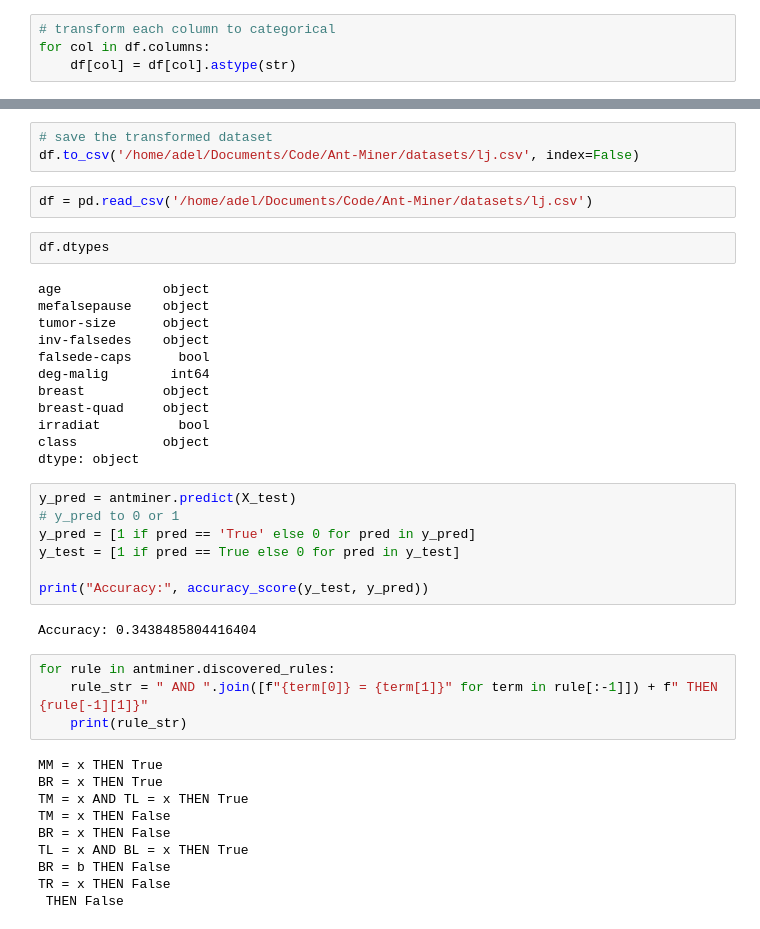
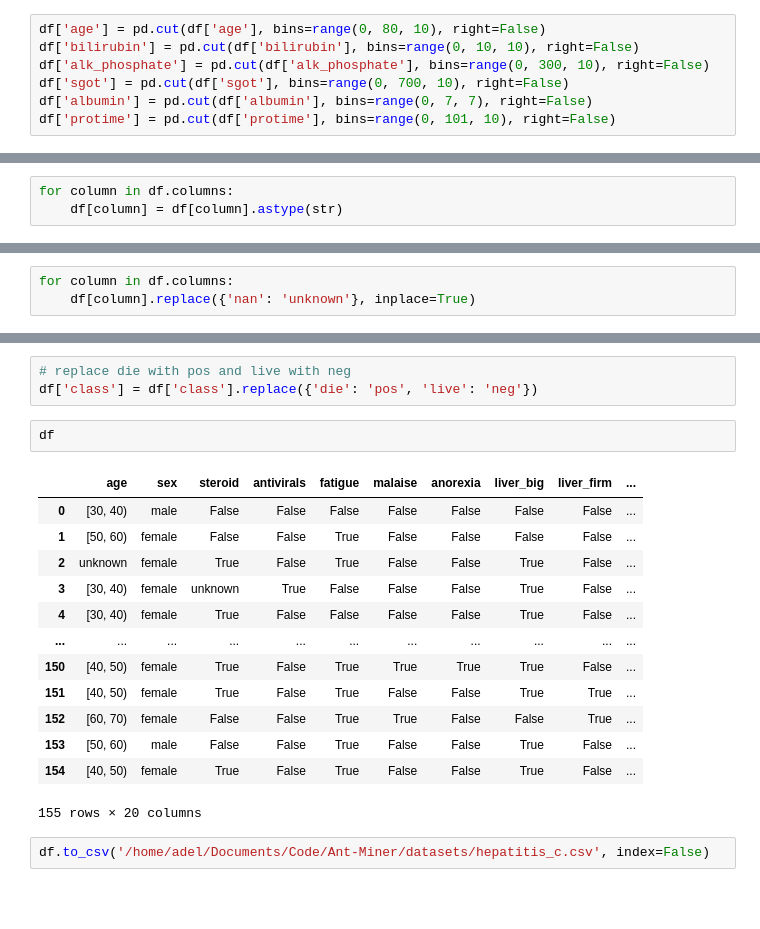
Before and after one commit to AdelCSE/Ant-Miner, a Jupyter notebook: src/notebooks/notebook.ipynb, the cells around one changed output, grey strips where cells are left out. Cells and saved outputs as stored; diff of their text form; blank space fills up the shorter version.

```diff
--- a/src/notebooks/notebook.ipynb
+++ b/src/notebooks/notebook.ipynb
@@ -37,4 +66,7 @@ dtype: int64
 # %%
-# transform each column to categorical
-for col in df.columns:
-    df[col] = df[col].astype(str)
+df['age'] = pd.cut(df['age'], bins=range(0, 80, 10), right=False)
+df['bilirubin'] = pd.cut(df['bilirubin'], bins=range(0, 10, 10), right=False)
+df['alk_phosphate'] = pd.cut(df['alk_phosphate'], bins=range(0, 300, 10), right=False)
+df['sgot'] = pd.cut(df['sgot'], bins=range(0, 700, 10), right=False)
+df['albumin'] = pd.cut(df['albumin'], bins=range(0, 7, 7), right=False)
+df['protime'] = pd.cut(df['protime'], bins=range(0, 101, 10), right=False)
@@ -54,0 +84,3 @@ dtype: object
+# %%
+for column in df.columns:
+    df[column] = df[column].astype(str)
@@ -54,0 +92,3 @@ dtype: object
+# %%
+for column in df.columns:
+    df[column].replace({'nan': 'unknown'}, inplace=True)
@@ -55,42 +102,21 @@ dtype: object
+# %%
+# replace die with pos and live with neg
+df['class'] = df['class'].replace({'die': 'pos', 'live': 'neg'})
+# %%
+df
+# %% [output]
+|  | age | sex | steroid | antivirals | fatigue | malaise | anorexia | liver_big | liver_firm | ... |
+| 0 | [30, 40) | male | False | False | False | False | False | False | False | ... |
+| 1 | [50, 60) | female | False | False | True | False | False | False | False | ... |
+| 2 | unknown | female | True | False | True | False | False | True | False | ... |
+| 3 | [30, 40) | female | unknown | True | False | False | False | True | False | ... |
+| 4 | [30, 40) | female | True | False | False | False | False | True | False | ... |
+| ... | ... | ... | ... | ... | ... | ... | ... | ... | ... | ... |
+| 150 | [40, 50) | female | True | False | True | True | True | True | False | ... |
+| 151 | [40, 50) | female | True | False | True | False | False | True | True | ... |
+| 152 | [60, 70) | female | False | False | True | True | False | False | True | ... |
+| 153 | [50, 60) | male | False | False | True | False | False | True | False | ... |
+| 154 | [40, 50) | female | True | False | True | False | False | True | False | ... |
+155 rows × 20 columns
 # %%
-# save the transformed dataset
-df.to_csv('/home/adel/Documents/Code/Ant-Miner/datasets/lj.csv', index=False)
+df.to_csv('/home/adel/Documents/Code/Ant-Miner/datasets/hepatitis_c.csv', index=False)
-# %%
-df = pd.read_csv('/home/adel/Documents/Code/Ant-Miner/datasets/lj.csv')
-# %%
-df.dtypes
-# %% [output]
-age             object
-mefalsepause    object
-tumor-size      object
-inv-falsedes    object
-falsede-caps      bool
-deg-malig        int64
-breast          object
-breast-quad     object
-irradiat          bool
-class           object
-dtype: object
-# %%
-y_pred = antminer.predict(X_test)
-# y_pred to 0 or 1
-y_pred = [1 if pred == 'True' else 0 for pred in y_pred]
-y_test = [1 if pred == True else 0 for pred in y_test]
-
-print("Accuracy:", accuracy_score(y_test, y_pred))
-# %% [output]
-Accuracy: 0.3438485804416404
-# %%
-for rule in antminer.discovered_rules:
-    rule_str = " AND ".join([f"{term[0]} = {term[1]}" for term in rule[:-1]]) + f" THEN {rule[-1][1]}"
-    print(rule_str)
-# %% [output]
-MM = x THEN True
-BR = x THEN True
-TM = x AND TL = x THEN True
-TM = x THEN False
-BR = x THEN False
-TL = x AND BL = x THEN True
-BR = b THEN False
-TR = x THEN False
- THEN False
```
Also changed, not shown: parts of 25 cells of this notebook, 35 other files.
